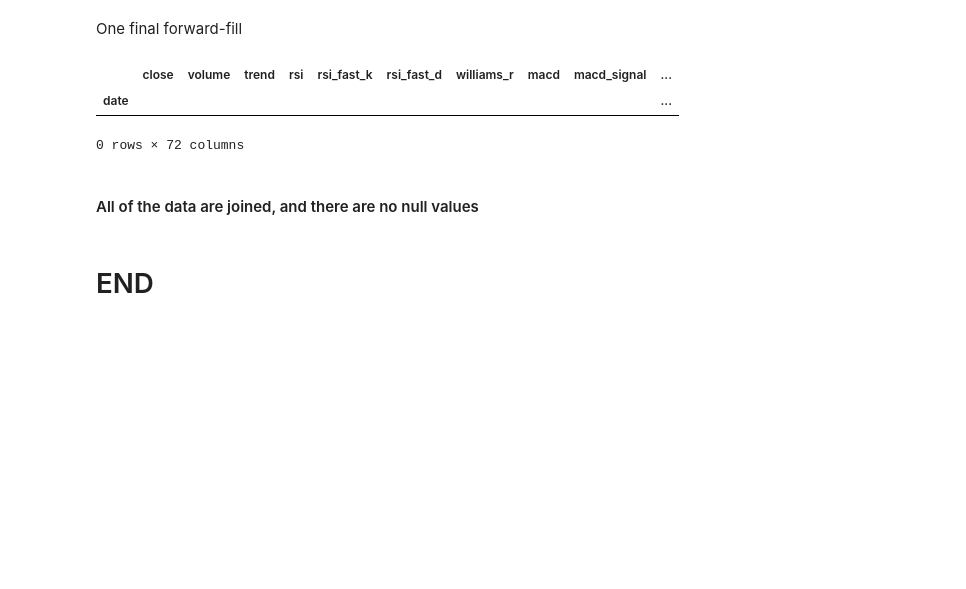
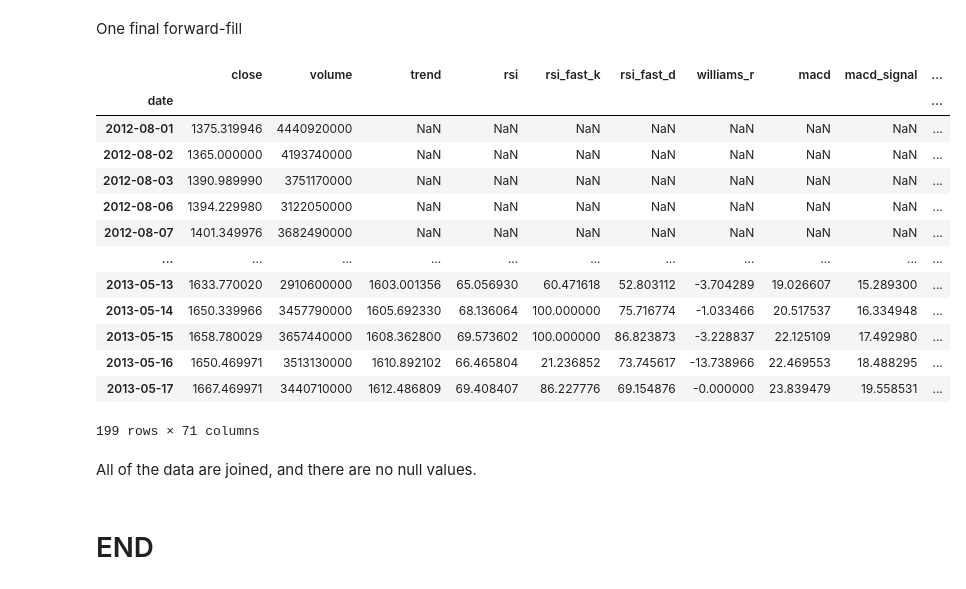
Before and after one commit to adamgulyas/cnn-vs-xgboost, a Jupyter notebook: notebooks/initial_variables.ipynb, the cells around one changed output. Cells and saved outputs as stored; diff of their text form; code cells hidden in the pictures; blank space fills up the shorter version.

Commit message:
drop finnhub and just use Yahoo Finance API

```diff
--- a/notebooks/initial_variables.ipynb
+++ b/notebooks/initial_variables.ipynb
@@ -43,0 +32,6 @@ spy_ohlcv.tail()
+# %%
+gspc = gspc.drop(columns=['Close'])
+gspc.columns = ['open', 'high', 'low', 'close', 'volume']
+gspc.index.names = ['date']
+gspc = gspc.drop(index='2022-08-02', errors='ignore')
+gspc.tail()
@@ -96,6 +72,8 @@ display(technicals.shape, technicals.head(), technicals.tail())
 # %% [markdown]
 ## Create Variables with TA Lib
 # %%
+technicals = gspc.copy()
+
 close = technicals['close']
 high = technicals['high']
 low = technicals['low']
@@ -297,7 +286,7 @@ yf_columns = [
     'usd_eur', 'fut_gold', 'fut_copper', 'usd_hkd', 'stk_jnj', 'stk_jpm', 'usd_jpy', 'fut_wheat', 'stk_ko', 'stk_msft',
     'fut_natgas', 'fut_nasdaq', 'stk_nvda', 'stk_pg', 'fut_silver', 'stk_tsla', 'stk_unh', 'stk_visa', 'stk_wmt', 'stk_xom',
     'fut_dji', 'fut_us_tbond', 'fut_corn', 'fut_5yr_tnote', 'fut_10yr_tnote', 'fut_soybean', 'fut_2yr_tnote',
-    'idx_dji', 'idx_djt', 'idx_ftse', 'idx_gspc', 'idx_hsi', 'idx_ixic', 'idx_n225', 'idx_rut', 'idx_vix'
+    'idx_dji', 'idx_djt', 'idx_ftse', 'idx_hsi', 'idx_ixic', 'idx_n225', 'idx_rut', 'idx_vix'
 ]
 
 markets.columns = yf_columns
@@ -365,7 +354,7 @@ We will use `df.ffill()` to forward-fill the nulls
 
 (Back-filling would introduce leakage from future data, which we don't want)
 # %%
-markets = markets.fillna(method='ffill')
+markets = markets.ffill()
 markets[markets.isna().any(axis=1)]
 # %% [output]
 |  | fut_10yr_tnote | fut_2yr_tnote | fut_5yr_tnote | fut_copper | fut_corn | fut_crude | fut_dji | fut_gold | ... |
@@ -452,13 +448,24 @@ X[X.isnull().any(axis=1)]
 # %% [markdown]
 One final forward-fill
 # %%
-X = X.fillna(method='ffill')
+X = X.ffill()
 X[X.isnull().any(axis=1)]
 # %% [output]
 |  | close | volume | trend | rsi | rsi_fast_k | rsi_fast_d | williams_r | macd | macd_signal | ... |
 | date |  |  |  |  |  |  |  |  |  | ... |
+| 2012-08-01 | 1375.319946 | 4440920000 | NaN | NaN | NaN | NaN | NaN | NaN | NaN | ... |
+| 2012-08-02 | 1365.000000 | 4193740000 | NaN | NaN | NaN | NaN | NaN | NaN | NaN | ... |
+| 2012-08-03 | 1390.989990 | 3751170000 | NaN | NaN | NaN | NaN | NaN | NaN | NaN | ... |
+| 2012-08-06 | 1394.229980 | 3122050000 | NaN | NaN | NaN | NaN | NaN | NaN | NaN | ... |
+| 2012-08-07 | 1401.349976 | 3682490000 | NaN | NaN | NaN | NaN | NaN | NaN | NaN | ... |
+| ... | ... | ... | ... | ... | ... | ... | ... | ... | ... | ... |
+| 2013-05-13 | 1633.770020 | 2910600000 | 1603.001356 | 65.056930 | 60.471618 | 52.803112 | -3.704289 | 19.026607 | 15.289300 | ... |
+| 2013-05-14 | 1650.339966 | 3457790000 | 1605.692330 | 68.136064 | 100.000000 | 75.716774 | -1.033466 | 20.517537 | 16.334948 | ... |
+| 2013-05-15 | 1658.780029 | 3657440000 | 1608.362800 | 69.573602 | 100.000000 | 86.823873 | -3.228837 | 22.125109 | 17.492980 | ... |
+| 2013-05-16 | 1650.469971 | 3513130000 | 1610.892102 | 66.465804 | 21.236852 | 73.745617 | -13.738966 | 22.469553 | 18.488295 | ... |
+| 2013-05-17 | 1667.469971 | 3440710000 | 1612.486809 | 69.408407 | 86.227776 | 69.154876 | -0.000000 | 23.839479 | 19.558531 | ... |
-0 rows × 72 columns
+199 rows × 71 columns
 # %% [markdown]
-#### All of the data are joined, and there are no null values
+All of the data are joined, and there are no null values.
 # %%
 # Export to CSV
```
Also changed, not shown: parts of 26 cells of this notebook.
